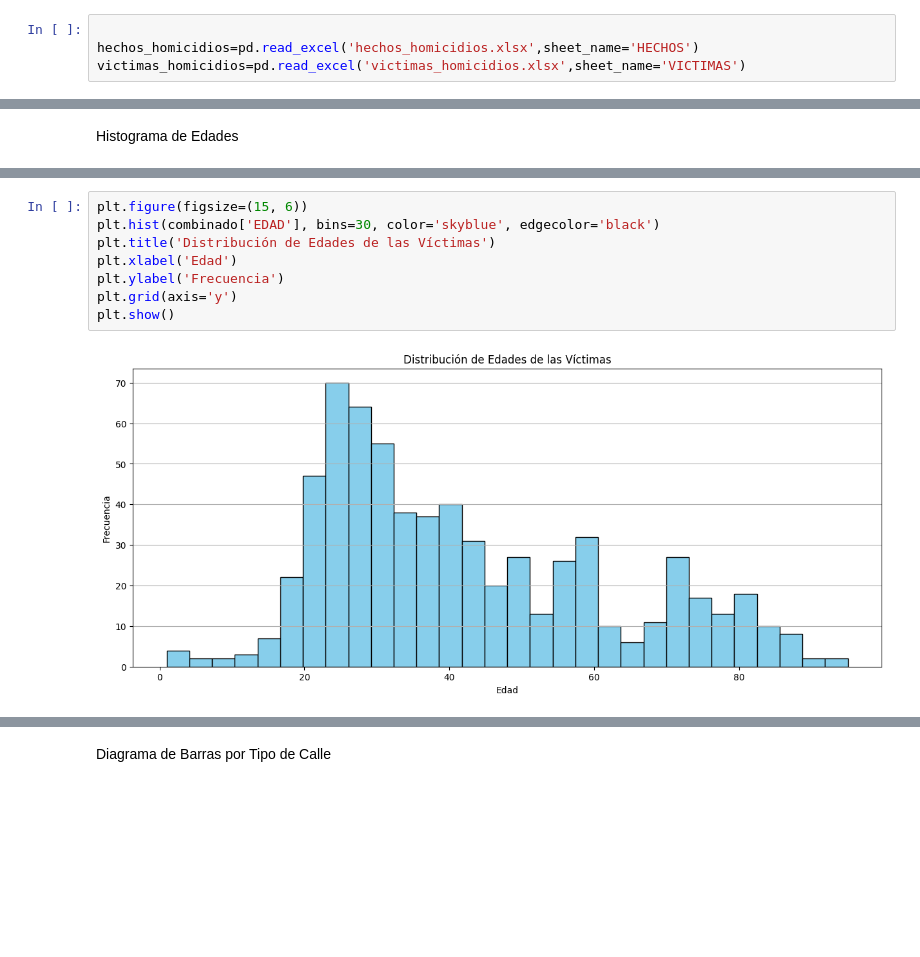
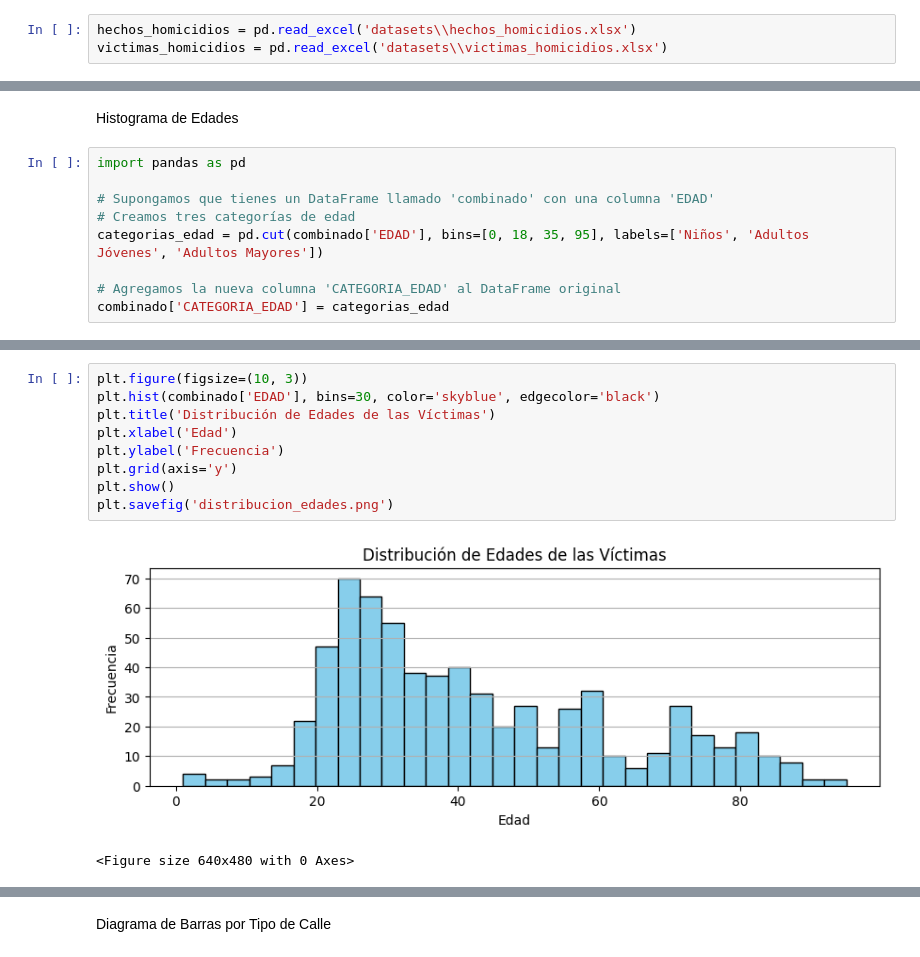
Before and after one commit to Yuliedpardo/PI_DA, a Jupyter notebook: EDA_homicidios.ipynb, the cells around one changed output, grey strips where cells are left out. Saved outputs shown, nothing was run; the diff lists cells and outputs as text; blank space fills up the shorter version.

```diff
--- a/EDA_homicidios.ipynb
+++ b/EDA_homicidios.ipynb
@@ -14,9 +15,8 @@ import datetime
 # %% [markdown]
 leemos los archivos
 # %%
-
-hechos_homicidios=pd.read_excel('hechos_homicidios.xlsx',sheet_name='HECHOS')
-victimas_homicidios=pd.read_excel('victimas_homicidios.xlsx',sheet_name='VICTIMAS')
+hechos_homicidios = pd.read_excel('datasets\\hechos_homicidios.xlsx')
+victimas_homicidios = pd.read_excel('datasets\\victimas_homicidios.xlsx')
 # %%
 hechos_homicidios.head(1)
 # %% [output]
@@ -739,2 +818,11 @@ plt.show()
 # %% [markdown]
 Histograma de Edades
+# %%
+import pandas as pd
+
+# Supongamos que tienes un DataFrame llamado 'combinado' con una columna 'EDAD'
+# Creamos tres categorías de edad
+categorias_edad = pd.cut(combinado['EDAD'], bins=[0, 18, 35, 95], labels=['Niños', 'Adultos Jóvenes', 'Adultos Mayores'])
+
+# Agregamos la nueva columna 'CATEGORIA_EDAD' al DataFrame original
+combinado['CATEGORIA_EDAD'] = categorias_edad
@@ -741,10 +854,12 @@ Histograma de Edades
 # %%
-plt.figure(figsize=(15, 6))
+plt.figure(figsize=(10, 3))
 plt.hist(combinado['EDAD'], bins=30, color='skyblue', edgecolor='black')
 plt.title('Distribución de Edades de las Víctimas')
 plt.xlabel('Edad')
 plt.ylabel('Frecuencia')
 plt.grid(axis='y')
 plt.show()
+plt.savefig('distribucion_edades.png')
 # %% [output]
-[figure, old version]
+[figure, new version]
+<Figure size 640x480 with 0 Axes>
```
Also changed, not shown: parts of 46 cells of this notebook, 5 other files.
